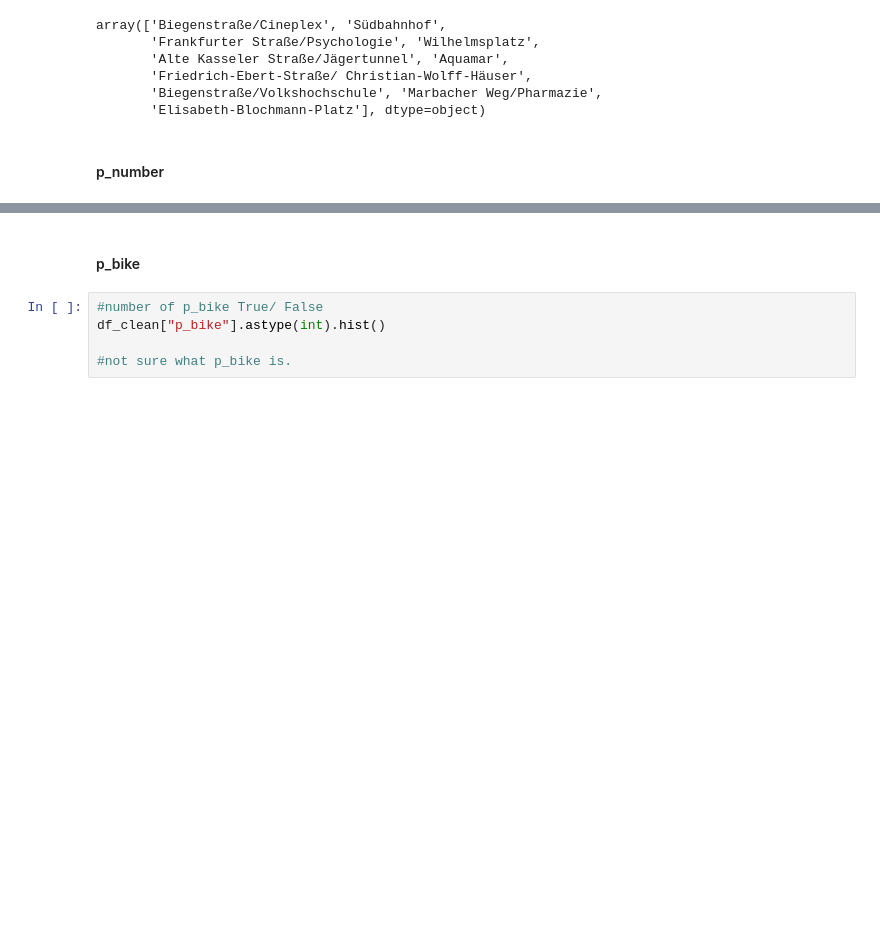
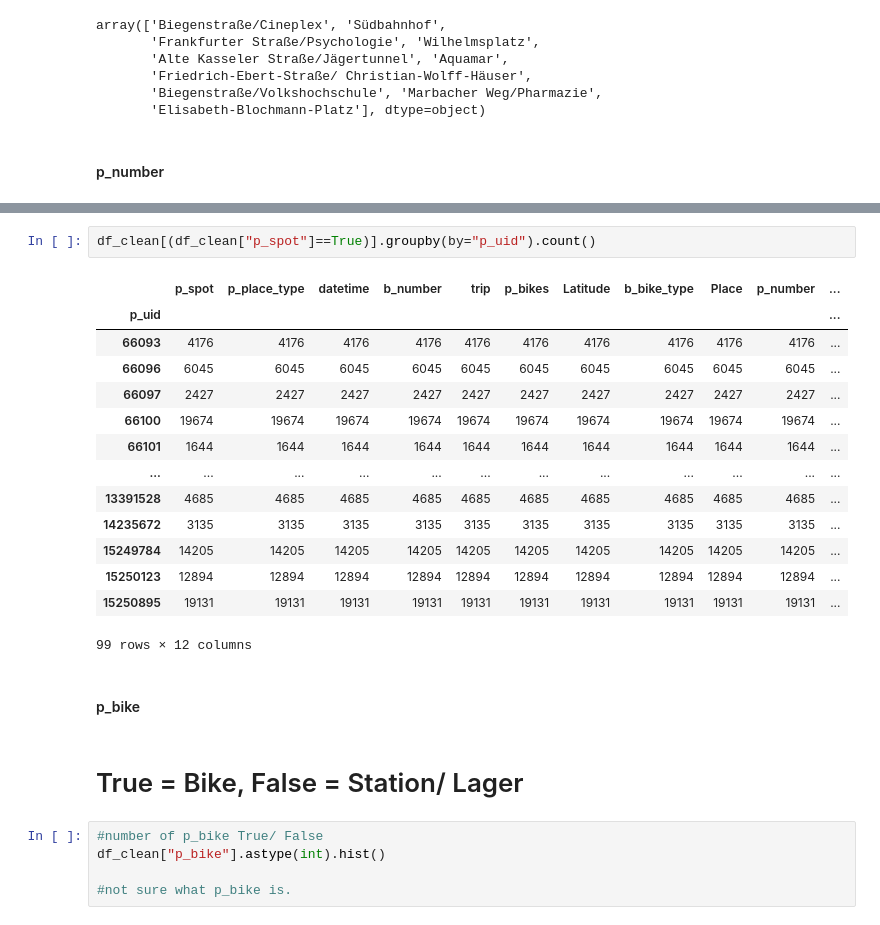
Before and after one commit to Speedfan94/PDS_Project, a Jupyter notebook: notebooks/01_ShowData.ipynb, the cells around one changed output, grey strips where cells are left out. Saved outputs shown, nothing was run; the diff lists cells and outputs as text; blank space fills up the shorter version.

```diff
--- a/notebooks/01_ShowData.ipynb
+++ b/notebooks/01_ShowData.ipynb
@@ -249,5 +364,24 @@ pd.DataFrame(df_clean.groupby(by="p_number").
+# %%
+df_clean[(df_clean["p_spot"]==True)].groupby(by="p_uid").count()
+# %% [output]
+|  | p_spot | p_place_type | datetime | b_number | trip | p_bikes | Latitude | b_bike_type | Place | p_number | ... |
+| p_uid |  |  |  |  |  |  |  |  |  |  | ... |
+| 66093 | 4176 | 4176 | 4176 | 4176 | 4176 | 4176 | 4176 | 4176 | 4176 | 4176 | ... |
+| 66096 | 6045 | 6045 | 6045 | 6045 | 6045 | 6045 | 6045 | 6045 | 6045 | 6045 | ... |
+| 66097 | 2427 | 2427 | 2427 | 2427 | 2427 | 2427 | 2427 | 2427 | 2427 | 2427 | ... |
+| 66100 | 19674 | 19674 | 19674 | 19674 | 19674 | 19674 | 19674 | 19674 | 19674 | 19674 | ... |
+| 66101 | 1644 | 1644 | 1644 | 1644 | 1644 | 1644 | 1644 | 1644 | 1644 | 1644 | ... |
+| ... | ... | ... | ... | ... | ... | ... | ... | ... | ... | ... | ... |
+| 13391528 | 4685 | 4685 | 4685 | 4685 | 4685 | 4685 | 4685 | 4685 | 4685 | 4685 | ... |
+| 14235672 | 3135 | 3135 | 3135 | 3135 | 3135 | 3135 | 3135 | 3135 | 3135 | 3135 | ... |
+| 15249784 | 14205 | 14205 | 14205 | 14205 | 14205 | 14205 | 14205 | 14205 | 14205 | 14205 | ... |
+| 15250123 | 12894 | 12894 | 12894 | 12894 | 12894 | 12894 | 12894 | 12894 | 12894 | 12894 | ... |
+| 15250895 | 19131 | 19131 | 19131 | 19131 | 19131 | 19131 | 19131 | 19131 | 19131 | 19131 | ... |
+99 rows × 12 columns
 # %% [markdown]
 #### p_bike
+# %% [markdown]
+# True = Bike, False = Station/ Lager
 # %%
 #number of p_bike True/ False
 df_clean["p_bike"].astype(int).hist()
```
Also changed, not shown: parts of 39 cells of this notebook.
